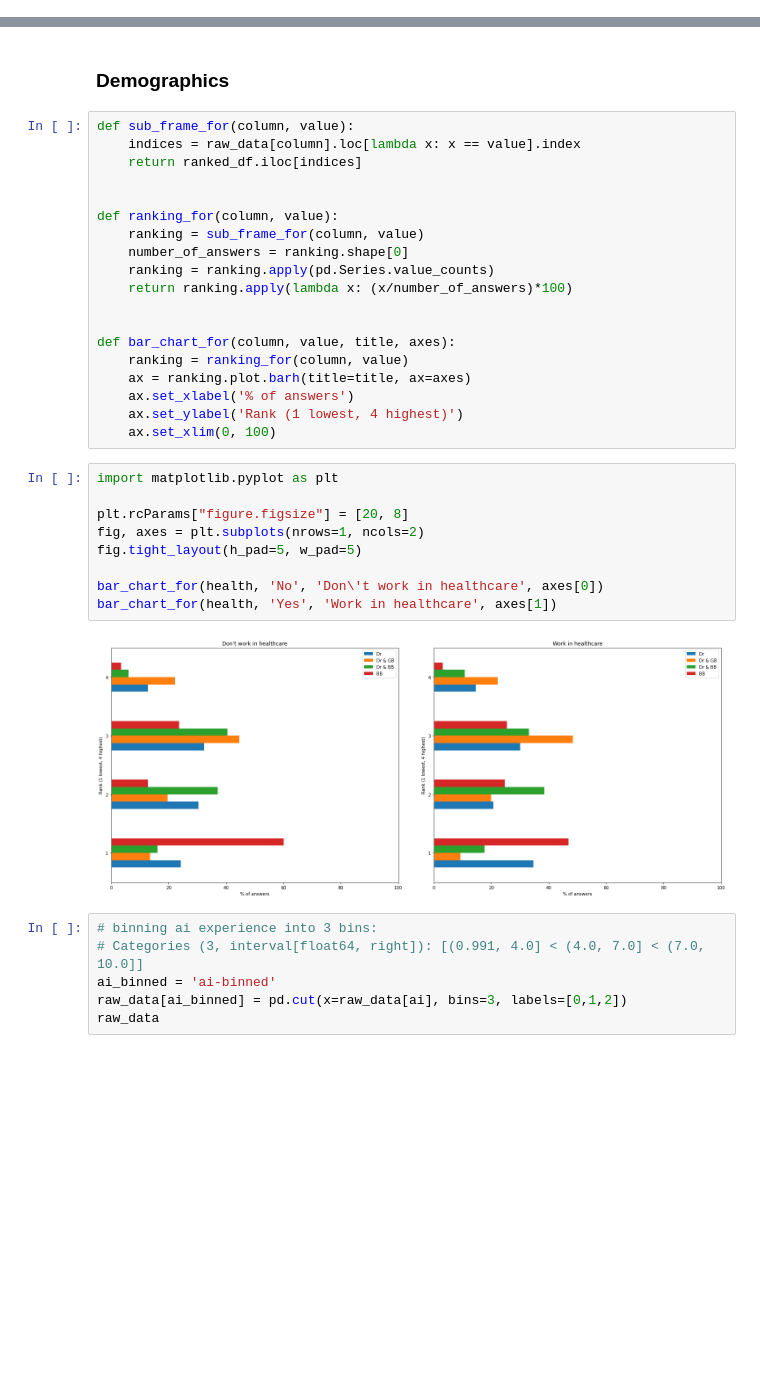
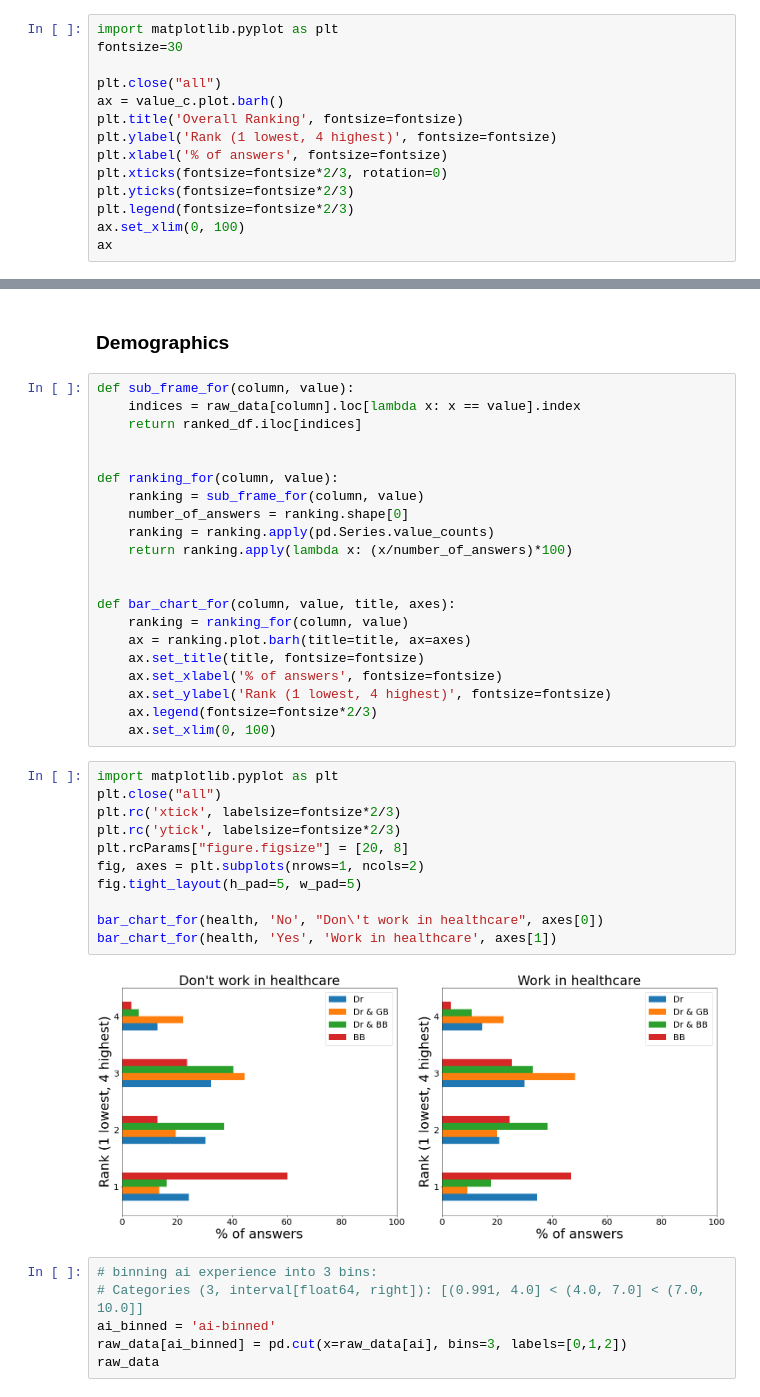
Before and after one commit to isabelladegen/elf, a Jupyter notebook: Isabellas-Notebook.ipynb, the cells around one changed output, grey strips where cells are left out. Saved outputs shown, nothing was run; the diff lists cells and outputs as text; blank space fills up the shorter version.

Commit message:
changing fontsize

```diff
--- a/Isabellas-Notebook.ipynb
+++ b/Isabellas-Notebook.ipynb
@@ -101,0 +93,14 @@ ax
+# %%
+import matplotlib.pyplot as plt
+fontsize=30
+
+plt.close("all")
+ax = value_c.plot.barh()
+plt.title('Overall Ranking', fontsize=fontsize)
+plt.ylabel('Rank (1 lowest, 4 highest)', fontsize=fontsize)
+plt.xlabel('% of answers', fontsize=fontsize)
+plt.xticks(fontsize=fontsize*2/3, rotation=0)
+plt.yticks(fontsize=fontsize*2/3)
+plt.legend(fontsize=fontsize*2/3)
+ax.set_xlim(0, 100)
+ax
@@ -117,20 +125,24 @@ def ranking_for(column, value):
 def bar_chart_for(column, value, title, axes):
     ranking = ranking_for(column, value)
     ax = ranking.plot.barh(title=title, ax=axes)
-    ax.set_xlabel('% of answers')
-    ax.set_ylabel('Rank (1 lowest, 4 highest)')
+    ax.set_title(title, fontsize=fontsize)
+    ax.set_xlabel('% of answers', fontsize=fontsize)
+    ax.set_ylabel('Rank (1 lowest, 4 highest)', fontsize=fontsize)
+    ax.legend(fontsize=fontsize*2/3)
     ax.set_xlim(0, 100)
 # %%
 import matplotlib.pyplot as plt
-
+plt.close("all")
+plt.rc('xtick', labelsize=fontsize*2/3)
+plt.rc('ytick', labelsize=fontsize*2/3)
 plt.rcParams["figure.figsize"] = [20, 8]
 fig, axes = plt.subplots(nrows=1, ncols=2)
 fig.tight_layout(h_pad=5, w_pad=5)
 
-bar_chart_for(health, 'No', 'Don\'t work in healthcare', axes[0])
+bar_chart_for(health, 'No', "Don\'t work in healthcare", axes[0])
 bar_chart_for(health, 'Yes', 'Work in healthcare', axes[1])
 # %% [output]
-[figure, old version]
+[figure, new version]
 # %%
 # binning ai experience into 3 bins:
 # Categories (3, interval[float64, right]): [(0.991, 4.0] < (4.0, 7.0] < (7.0, 10.0]]
```
Also changed, not shown: parts of 4 cells of this notebook, 4 other files.
